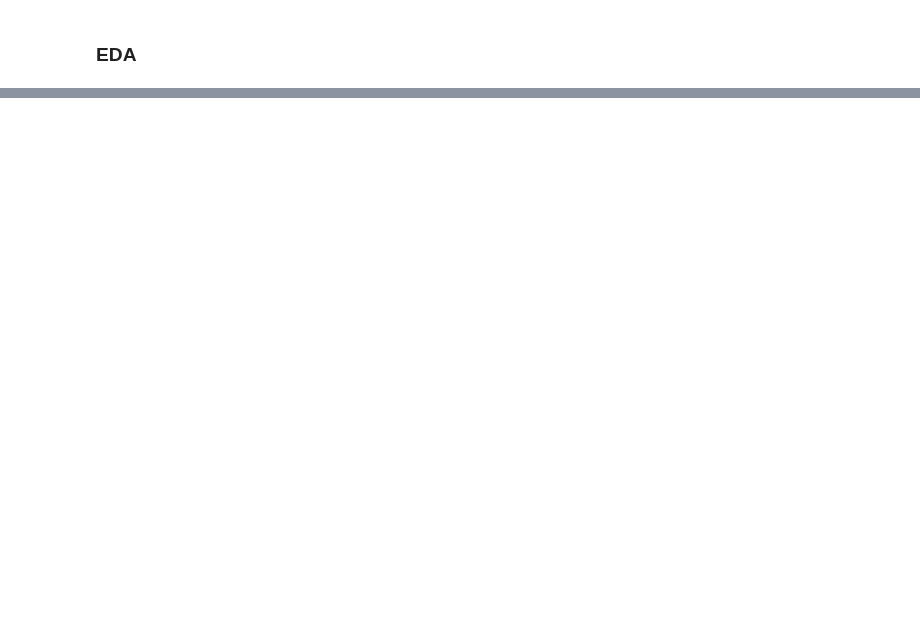
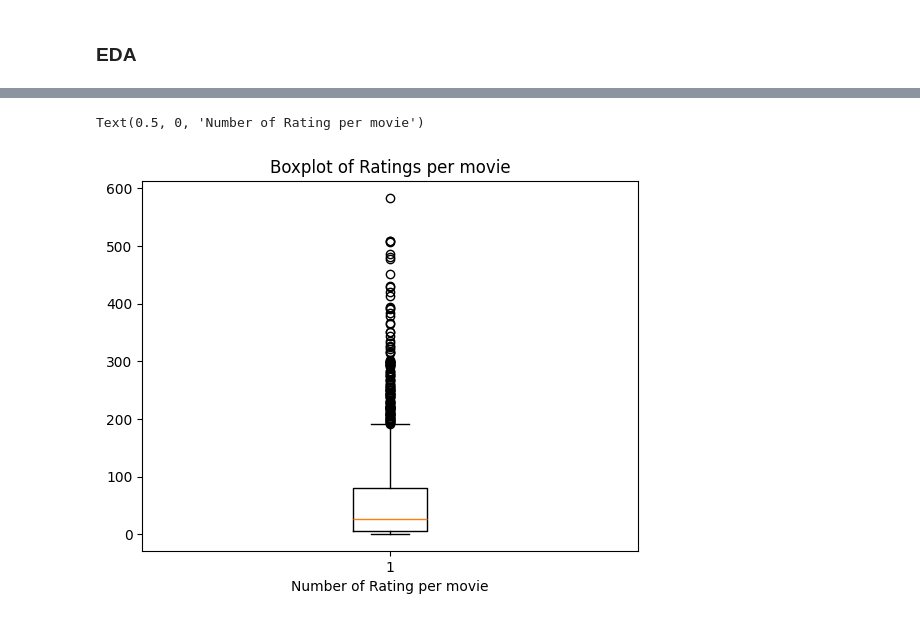
Before and after one commit to Gyxius/Recommendation, a Jupyter notebook: code.ipynb, the cells around one changed output, grey strips where cells are left out. Cells and saved outputs as stored; diff of their text form; code cells hidden in the pictures; blank space fills up the shorter version.

```diff
--- a/code.ipynb
+++ b/code.ipynb
@@ -38,0 +119,4 @@ plt.show()
+# %%
+nb_ratings_per_movie = df.groupby(by='item id').count()['rating'].sort_values(ascending=False)
+print("Movies with the highest amount of ratings:" + str(nb_ratings_per_movie.head()))
+print("Movies with the smallest amount of ratings:" + str(nb_ratings_per_movie.tail()))
@@ -38,0 +150,8 @@ plt.show()
+# %%
+fig, ax = plt.subplots()
+ax.boxplot(x=nb_ratings_per_movie)
+ax.set_title('Boxplot of Ratings per movie')
+ax.set_xlabel('Number of Rating per movie')
+# %% [output]
+Text(0.5, 0, 'Number of Rating per movie')
+[figure, added]
```
Also changed, not shown: parts of 22 cells of this notebook.
